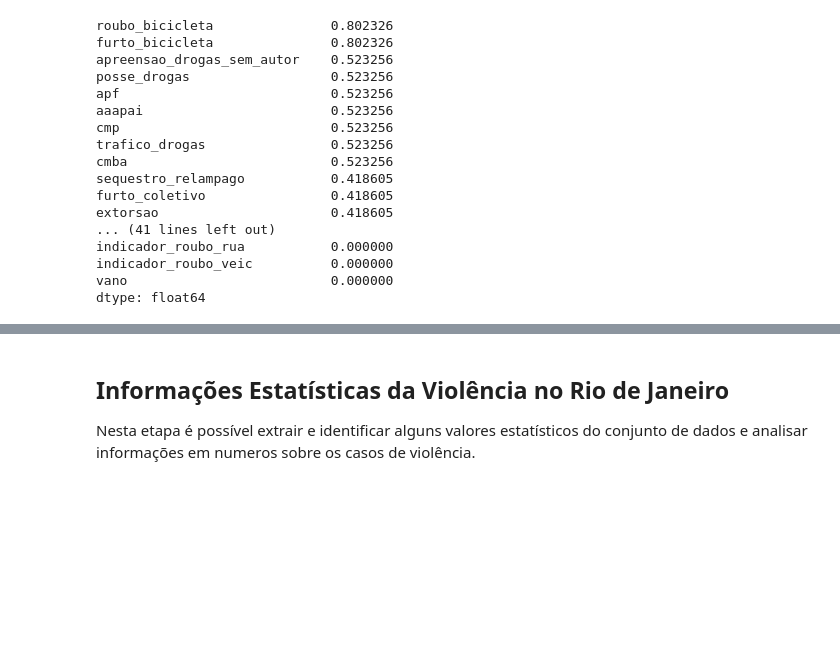
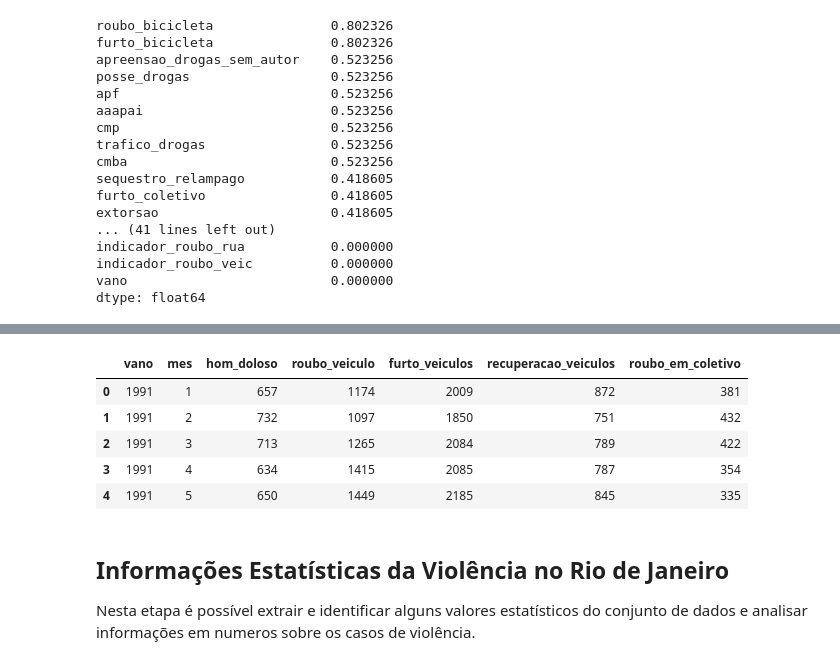
Before and after one commit to robson-ribeiro-da-silva/projects_data_science, a Jupyter notebook: Analisando_a_Violência_no_Rio_de_Janeiro.ipynb, the cells around one changed output, grey strips where cells are left out. Saved outputs shown, nothing was run; the diff lists cells and outputs as text; code cells hidden in the pictures; blank space fills up the shorter version.

```diff
--- a/Analisando_a_Violência_no_Rio_de_Janeiro.ipynb
+++ b/Analisando_a_Violência_no_Rio_de_Janeiro.ipynb
@@ -202,3 +214,13 @@ dtype: float64
+# %%
+# exibir as 5 primeiras entradas do novo dataframe
+df_copy.head()
+# %% [output]
+|  | vano | mes | hom_doloso | roubo_veiculo | furto_veiculos | recuperacao_veiculos | roubo_em_coletivo |
+| 0 | 1991 | 1 | 657 | 1174 | 2009 | 872 | 381 |
+| 1 | 1991 | 2 | 732 | 1097 | 1850 | 751 | 432 |
+| 2 | 1991 | 3 | 713 | 1265 | 2084 | 789 | 422 |
+| 3 | 1991 | 4 | 634 | 1415 | 2085 | 787 | 354 |
+| 4 | 1991 | 5 | 650 | 1449 | 2185 | 845 | 335 |
 # %% [markdown]
 ## Informações Estatísticas da Violência no Rio de Janeiro
 
```
Also changed, not shown: parts of 17 cells of this notebook.
